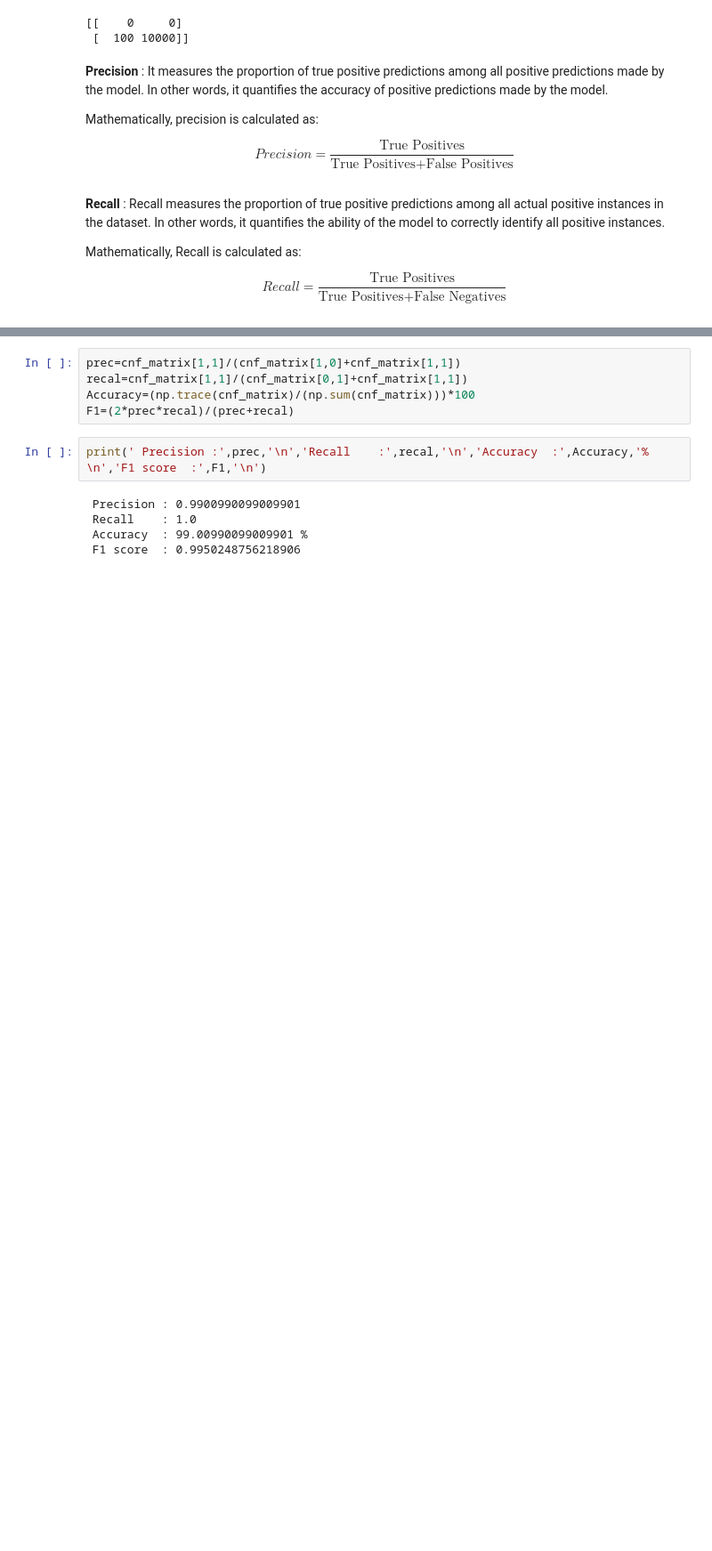
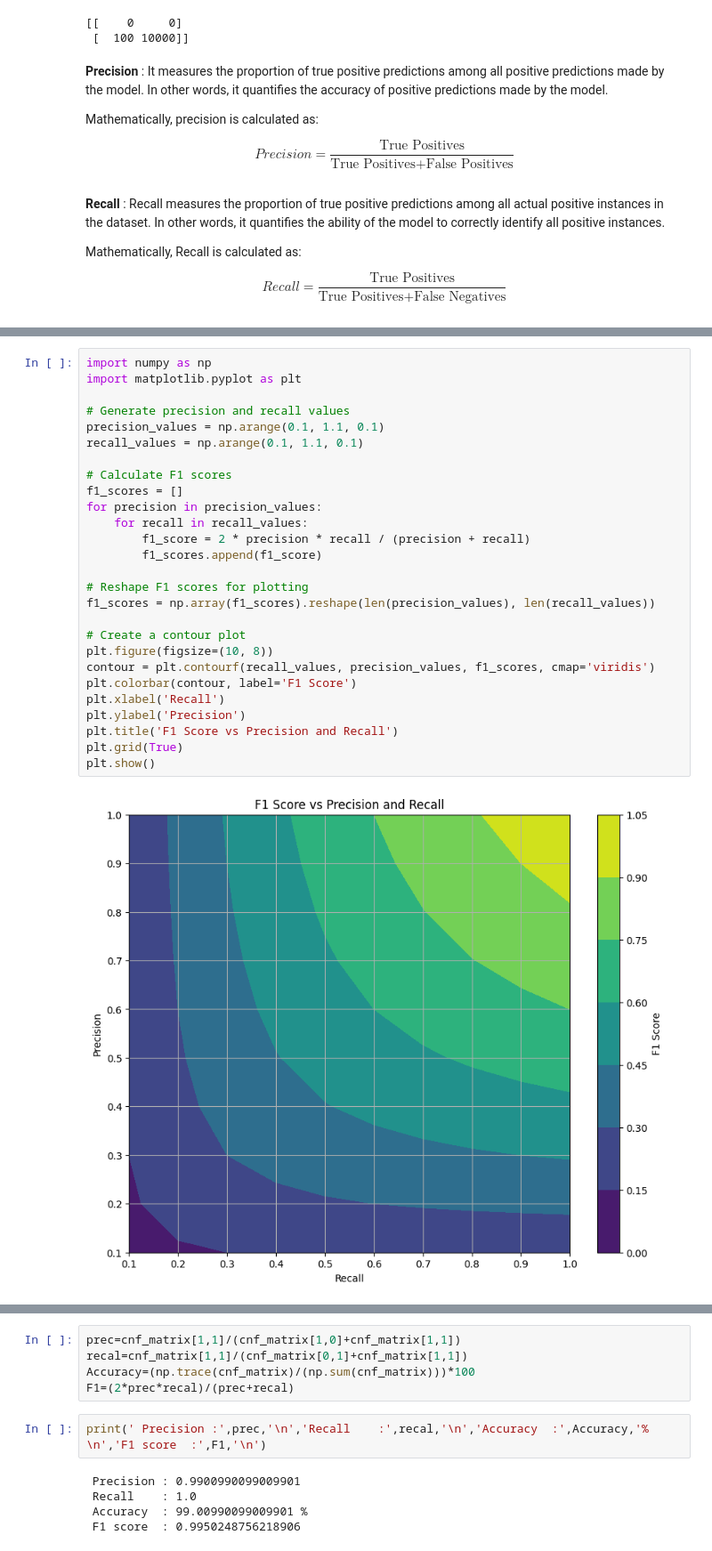
Before and after one commit to manojyamasani/AppliedAI_Course_Assignments, a Jupyter notebook: 05. Performance_metrics/Performance_metrics.ipynb, the cells around one changed output, grey strips where cells are left out. Shown at 89% size. Saved outputs shown, nothing was run; the diff lists cells and outputs as text; blank space fills up the shorter version.

```diff
--- a/05. Performance_metrics/Performance_metrics.ipynb
+++ b/05. Performance_metrics/Performance_metrics.ipynb
@@ -67,3 +82,32 @@ $$
 The F1 score ranges between 0 and 1, where a higher value indicates better model performance. It reaches its best value at 1 and worst value at 0.
 
 The F1 score is useful when you want to seek a balance between precision and recall and when there is an uneven class distribution (class imbalance). It's commonly used in binary classification problems but can be extended to multi-class classification by averaging the F1 scores of each class (macro-F1, micro-F1, weighted F1, etc.).
+# %%
+import numpy as np
+import matplotlib.pyplot as plt
+
+# Generate precision and recall values
+precision_values = np.arange(0.1, 1.1, 0.1)
+recall_values = np.arange(0.1, 1.1, 0.1)
+
+# Calculate F1 scores
+f1_scores = []
+for precision in precision_values:
+    for recall in recall_values:
+        f1_score = 2 * precision * recall / (precision + recall)
+        f1_scores.append(f1_score)
+
+# Reshape F1 scores for plotting
+f1_scores = np.array(f1_scores).reshape(len(precision_values), len(recall_values))
+
+# Create a contour plot
+plt.figure(figsize=(10, 8))
+contour = plt.contourf(recall_values, precision_values, f1_scores, cmap='viridis')
+plt.colorbar(contour, label='F1 Score')
+plt.xlabel('Recall')
+plt.ylabel('Precision')
+plt.title('F1 Score vs Precision and Recall')
+plt.grid(True)
+plt.show()
+# %% [output]
+[figure, added]
```
Also changed, not shown: parts of 4 cells of this notebook.
